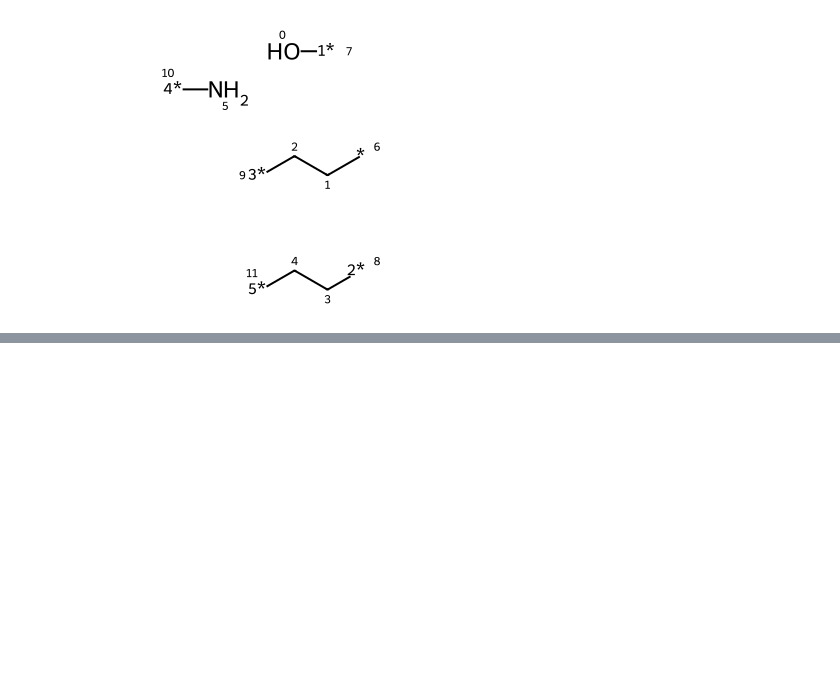
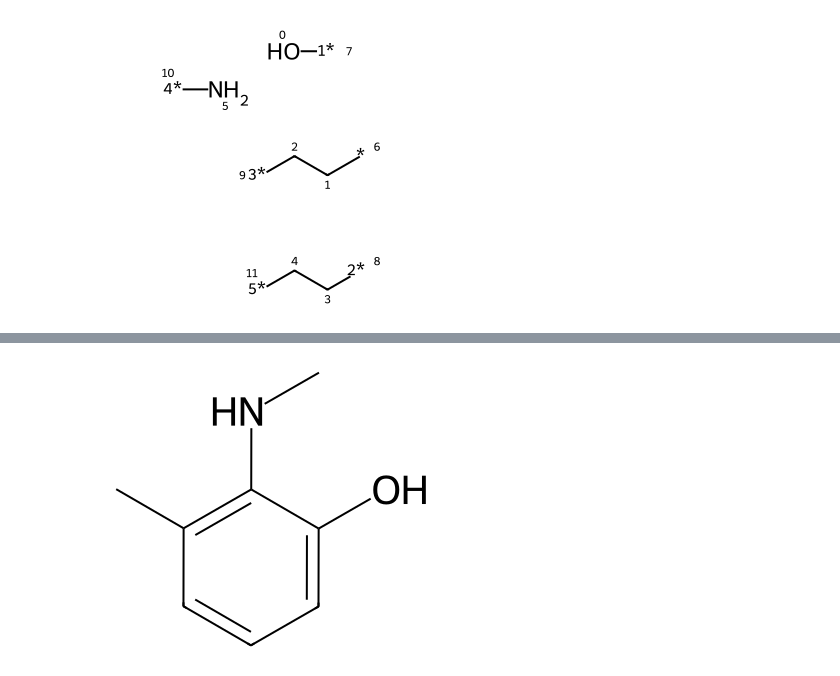
Before and after one commit to bertiewooster/RDKit-playing, a Jupyter notebook: cookbook_examples.ipynb, the cells around one changed output, grey strips where cells are left out. Drawn from its saved outputs; the diff is of its cells as text; code cells hidden in the pictures; blank space fills up the shorter version.

```diff
--- a/cookbook_examples.ipynb
+++ b/cookbook_examples.ipynb
@@ -476,0 +492,3 @@ Draw.MolsToGridImage(Chem.GetMolFrags(mol1_f, asMols=True))
+# %%
+reacts = Chem.MolFromSmiles('*c1c(C)cccc1(O)'),Chem.MolFromSmiles('CN*')
+Draw.MolsToGridImage([react for react in reacts])
@@ -476,0 +497,5 @@ Draw.MolsToGridImage(Chem.GetMolFrags(mol1_f, asMols=True))
+# %%
+products = rxn.RunReactants(reacts)
+products[0][0]
+# %% [output]
+[figure, added]
```
Also changed, not shown: parts of 4 cells of this notebook.
